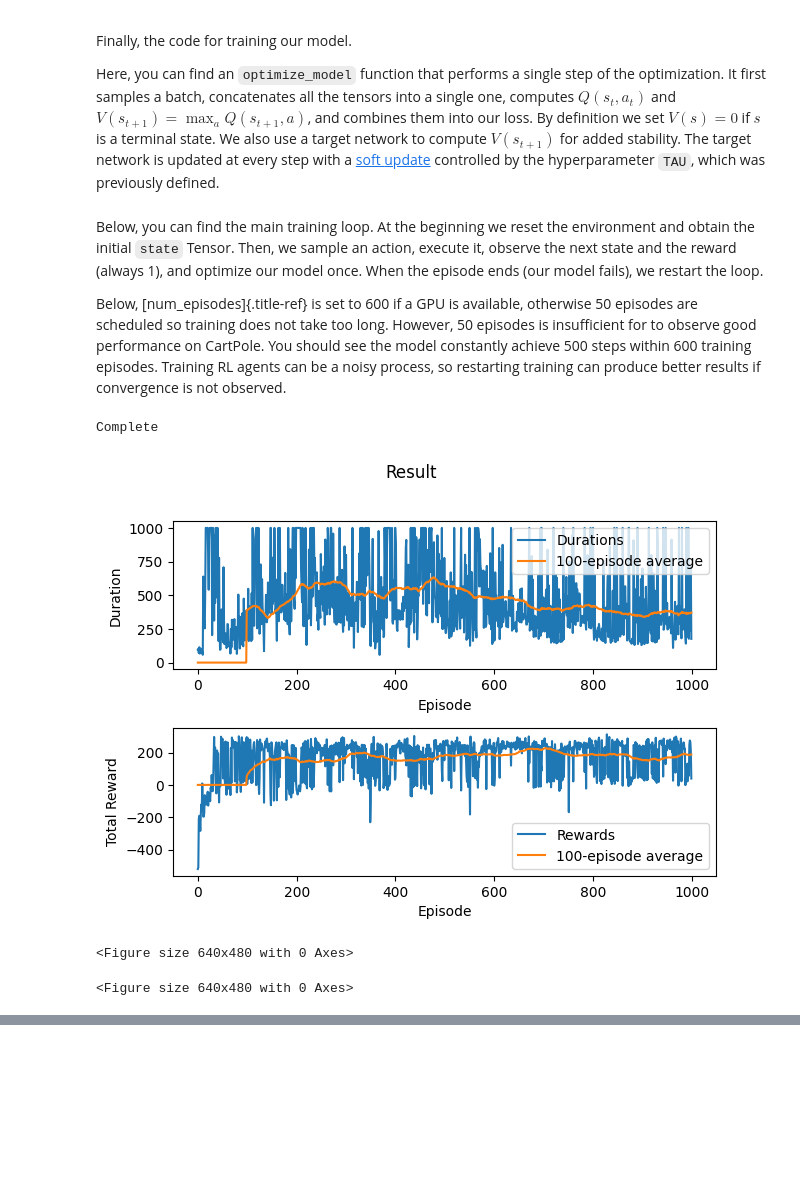
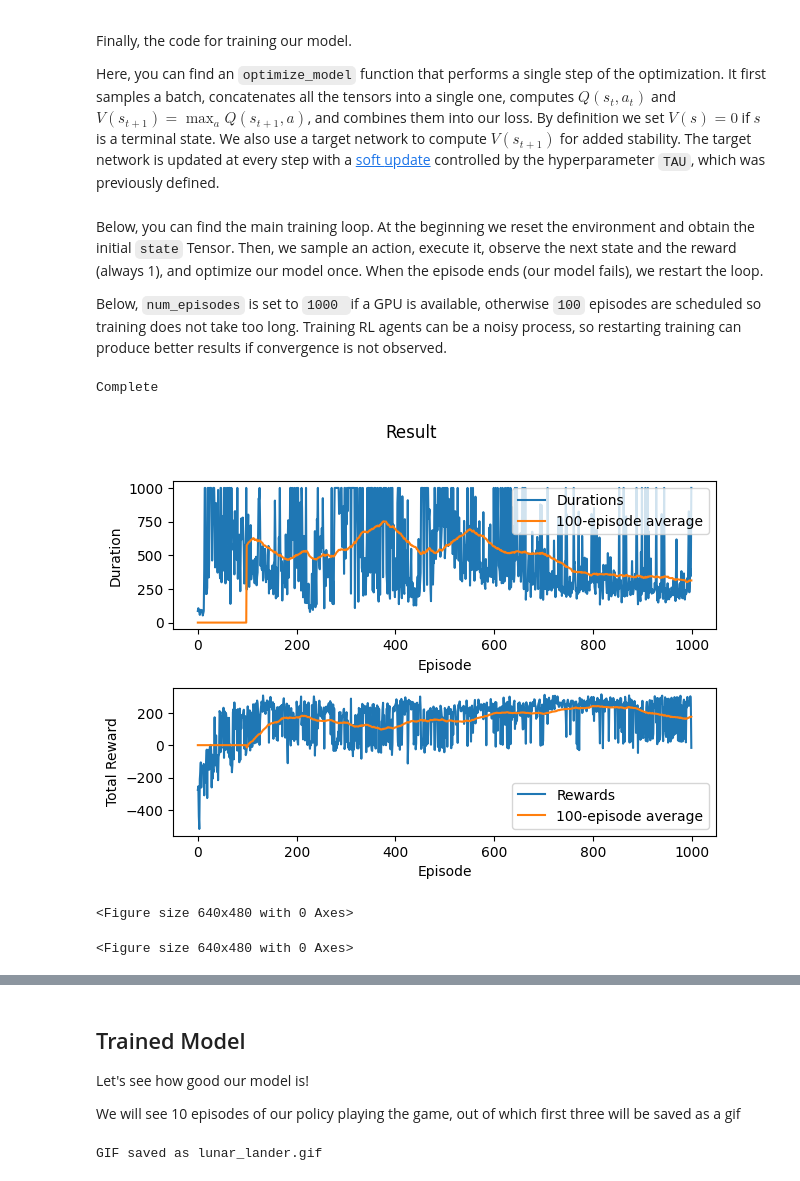
Before and after one commit to DattaArnab/Stackomatic, a Jupyter notebook: Week3.ipynb, the cells around one changed output, grey strips where cells are left out. Saved outputs shown, nothing was run; the diff lists cells and outputs as text; code cells hidden in the pictures; blank space fills up the shorter version.

```diff
--- a/Week3.ipynb
+++ b/Week3.ipynb
@@ -72,7 +69,7 @@ import torch.nn as nn
 import torch.optim as optim
 import torch.nn.functional as F
 
-env = gym.make("LunarLander-v3")
+env = gym.make("LunarLander-v3", continuous=False, gravity=-10.0, enable_wind=False, wind_power=15.0, turbulence_power=1.5)
 
 # set up matplotlib
 is_ipython = 'inline' in matplotlib.get_backend()
@@ -389,18 +382,14 @@ an action, execute it, observe the next state and the reward (always 1),
 and optimize our model once. When the episode ends (our model fails), we
 restart the loop.
 
-Below, [num\_episodes]{.title-ref} is set to 600 if a GPU is available,
-otherwise 50 episodes are scheduled so training does not take too long.
-However, 50 episodes is insufficient for to observe good performance on
-CartPole. You should see the model constantly achieve 500 steps within
-600 training episodes. Training RL agents can be a noisy process, so
-restarting training can produce better results if convergence is not
-observed.
+Below, `num_episodes` is set to `1000 `if a GPU is available,
+otherwise `100` episodes are scheduled so training does not take too long.
+Training RL agents can be a noisy process, so restarting training can produce better results if convergence is not observed.
 # %%
 if torch.cuda.is_available() or torch.backends.mps.is_available():
     num_episodes = 1000
 else:
-    num_episodes = 600
+    num_episodes = 100
 
 for i_episode in range(num_episodes):
     # Initialize the environment and get its state
@@ -421,34 +410,34 @@ for i_episode in range(num_episodes):
 
         # Store the transition in memory
         memory.push(state, action, next_state, reward)
 
         # Move to the next state
         state = next_state
 
         # Perform one step of the optimization (on the policy network)
         optimize_model()
 
         # Soft update of the target network's weights
         target_net_state_dict = target_net.state_dict()
         policy_net_state_dict = policy_net.state_dict()
         for key in policy_net_state_dict:
             target_net_state_dict[key] = policy_net_state_dict[key] * TAU + target_net_state_dict[key] * (1 - TAU)
         target_net.load_state_dict(target_net_state_dict)
 
         if done:
             episode_durations.append(t + 1)
             episode_rewards.append(total_reward)
             plot_metrics()  # Plot both durations and rewards
             break
 
 print('Complete')
 plot_metrics(show_result=True)
 plt.ioff()
 plt.show()
 env.close()
 # %% [output]
 Complete
-[figure, old version]
+[figure, new version]
 <Figure size 640x480 with 0 Axes>
 <Figure size 640x480 with 0 Axes>
 # %% [markdown]
@@ -463,26 +452,65 @@ Optimization picks a random batch from the replay memory to do training
 of the new policy. The \"older\" target\_net is also used in
 optimization to compute the expected Q values. A soft update of its
 weights are performed at every step.
+# %% [markdown]
+## Trained Model
+
+Let's see how good our model is!
+
+We will see 10 episodes of our policy playing the game, out of which first three will be saved as a gif
 # %%
-import gymnasium as gym
+import imageio
+from IPython.display import display, clear_output
+
+# Function to display frames inline
+def display_frame(frame):
+    plt.imshow(frame)
+    plt.axis('off')
+    display(plt.gcf())
+    clear_output(wait=True)  # Clear the output before displaying the new frame
+
 # Initialise the environment
-env = gym.make("LunarLander-v3", render_mode="human")
+env = gym.make("LunarLander-v3", continuous=False, gravity=-10.0, enable_wind=False, wind_power=15.0, turbulence_power=1.5, render_mode="rgb_array")
+
+frames = []
+
+# Function to capture frames
+def capture_frame(frame):
+    frames.append(frame)
 
 # Reset the environment to generate the first observation
 observation, info = env.reset(seed=42)
-i=1
-while(i<=10):
-    observation=torch.tensor(observation, dtype=torch.float32, device=device).unsqueeze(0)
+episode_count = 0
+
+while episode_count < 10:
+    observation = torch.tensor(observation, dtype=torch.float32, device=device).unsqueeze(0)
     # Use the policy to select an action based on the current observation
     action = select_action(observation)
 
     # Step (transition) through the environment with the action
-    # receiving the next observation, reward and if the episode has terminated or truncated
+    # receiving the next observation, reward, and if the episode has terminated or truncated
     observation, reward, terminated, truncated, info = env.step(action.item())
+
+    # Capture the frame for rendering
+    frame = env.render()
+
+    # Display each frame inline
+    plt.clf()  # Clear the current figure before displaying the new frame
+    display_frame(frame)
+
+    # Capture frames for the first 3 episodes
+    if episode_count < 3:
+        capture_frame(frame)
 
     # If the episode has ended then we can reset to start a new episode
     if terminated or truncated:
         observation, info = env.reset()
-        i+=1
+        episode_count += 1
 
 env.close()
+
+# Save frames as GIF
+imageio.mimsave('lunar_lander.gif', frames, fps=30)
+print('GIF saved as lunar_lander.gif')
+# %% [output]
+GIF saved as lunar_lander.gif
```
Also changed, not shown: parts of 10 cells of this notebook, 1 other file.
